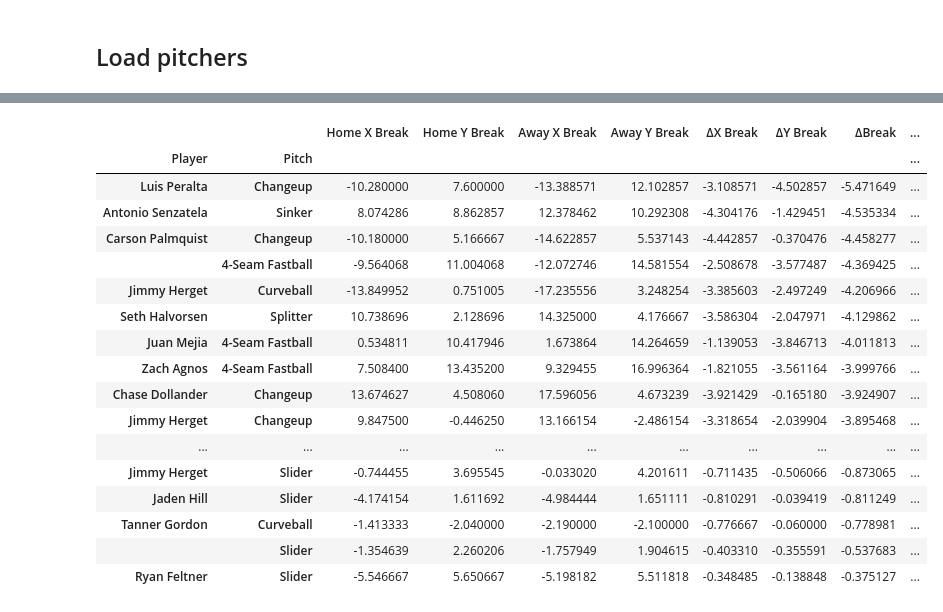
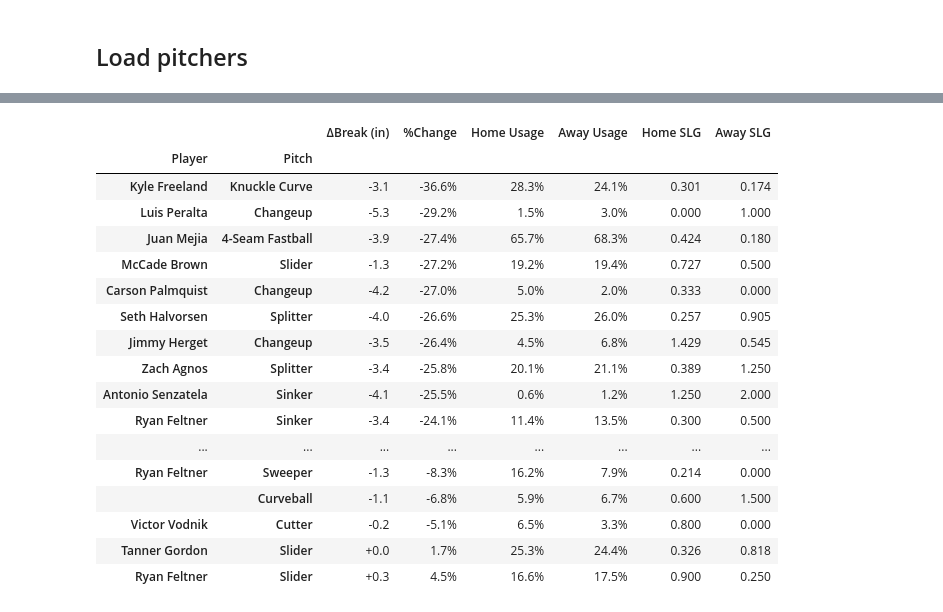
Before and after one commit to davidcooper7/RockiesAnalysis, a Jupyter notebook: pitch_movement/pitcher_movement_plots.ipynb, the cells around one changed output, grey strips where cells are left out. Drawn from its saved outputs; the diff is of its cells as text; code cells hidden in the pictures.

```diff
--- a/pitch_movement/pitcher_movement_plots.ipynb
+++ b/pitch_movement/pitcher_movement_plots.ipynb
@@ -21,13 +353,10 @@ MLB_roster = scrape_roster(level='MLB')
 # %%
 # Figure out who are pitchers
-from utils.scraping.safe_playerid_lookup import fangraphs_playerid_lookup
-from utils.scraping.fangraphs import get_player_fangraphs_props, is_pitcher
-from utils.scraping.split_name import split_name
-
 fig_dir = f'./{today}'
 os.makedirs(fig_dir, exist_ok=True)
 pitch_movement_df = pd.DataFrame(index=pd.MultiIndex(levels=[[],[]], codes=[[],[]], names=['Player', 'Pitch']),
-                                 columns=['Home X Break', 'Home Y Break', 'Away X Break', 'Away Y Break', 'ΔX Break', 'ΔY Break', 'ΔBreak', 'Home Usage', 'Away Usage'])
+                                 # columns=['Home X Break (in)', 'Home Y Break (in)', 'Away X Break (in)', 'Away Y Break (in)', 'ΔX Break (in)', 'ΔY Break (in)', 'ΔBreak (in)', '%Change', 'Home Usage', 'Away Usage'])
+                                 columns=['ΔBreak (in)', '%Change', 'Home Usage', 'Away Usage', 'Home SLG', 'Away SLG'])
 for i, name in enumerate(MLB_roster):
 
     player_props = get_player_fangraphs_props(*split_name(name), playerid=fangraphs_playerid_lookup(*split_name(name)))
@@ -38,6 +367,6 @@ for i, name in enumerate(MLB_roster):
 
         # Add to master df
         for pitch, r in player_df.iterrows():
-            pitch_movement_df.loc[(name, pitch), :] = r
+            pitch_movement_df.loc[(name, pitch), :] = r.values
 # %% [output]
 Gathering player lookup table. This may take a moment.
@@ -56,30 +391,48 @@ Gathering player lookup table. This may take a moment.
 # %%
+slg_cols = ["Home SLG", "Away SLG"]
+
+slg_gmap = (
+    pitch_movement_df[slg_cols]
+    .apply(lambda s: s - 0.404)
+)
+
 styled = (
-    pitch_movement_df.sort_values('ΔBreak')
-    .style
-    .background_gradient(
+    pitch_movement_df.sort_values('%Change').style.format({
+    "ΔBreak (in)": "{:+.1f}",
+    "%Change": "{:.1%}",
+    "Home Usage": "{:.1%}",
+    "Away Usage": "{:.1%}",
+    "Home SLG": "{:.3f}",
+    "Away SLG": "{:.3f}"
+    }).background_gradient(
         cmap="bwr",
-        subset=["ΔX Break",	"ΔY Break",	"ΔBreak", "Home Usage", "Away Usage"],
+        subset=["ΔBreak (in)", "%Change", "Home Usage", "Away Usage"],
+
+    ).background_gradient(
+        cmap="bwr",
+        subset=["Home SLG", "Away SLG"],
+        vmin=0,
+        vmax=0.8
     )
 )
 styled.to_html(os.path.join(fig_dir, 'summary.html'))
 styled
 # %% [output]
-|  |  | Home X Break | Home Y Break | Away X Break | Away Y Break | ΔX Break | ΔY Break | ΔBreak | ... |
-| Player | Pitch |  |  |  |  |  |  |  | ... |
-| Luis Peralta | Changeup | -10.280000 | 7.600000 | -13.388571 | 12.102857 | -3.108571 | -4.502857 | -5.471649 | ... |
-| Antonio Senzatela | Sinker | 8.074286 | 8.862857 | 12.378462 | 10.292308 | -4.304176 | -1.429451 | -4.535334 | ... |
-| Carson Palmquist | Changeup | -10.180000 | 5.166667 | -14.622857 | 5.537143 | -4.442857 | -0.370476 | -4.458277 | ... |
-|  | 4-Seam Fastball | -9.564068 | 11.004068 | -12.072746 | 14.581554 | -2.508678 | -3.577487 | -4.369425 | ... |
-| Jimmy Herget | Curveball | -13.849952 | 0.751005 | -17.235556 | 3.248254 | -3.385603 | -2.497249 | -4.206966 | ... |
-| Seth Halvorsen | Splitter | 10.738696 | 2.128696 | 14.325000 | 4.176667 | -3.586304 | -2.047971 | -4.129862 | ... |
-| Juan Mejia | 4-Seam Fastball | 0.534811 | 10.417946 | 1.673864 | 14.264659 | -1.139053 | -3.846713 | -4.011813 | ... |
-| Zach Agnos | 4-Seam Fastball | 7.508400 | 13.435200 | 9.329455 | 16.996364 | -1.821055 | -3.561164 | -3.999766 | ... |
-| Chase Dollander | Changeup | 13.674627 | 4.508060 | 17.596056 | 4.673239 | -3.921429 | -0.165180 | -3.924907 | ... |
-| Jimmy Herget | Changeup | 9.847500 | -0.446250 | 13.166154 | -2.486154 | -3.318654 | -2.039904 | -3.895468 | ... |
-| ... | ... | ... | ... | ... | ... | ... | ... | ... | ... |
-| Jimmy Herget | Slider | -0.744455 | 3.695545 | -0.033020 | 4.201611 | -0.711435 | -0.506066 | -0.873065 | ... |
-| Jaden Hill | Slider | -4.174154 | 1.611692 | -4.984444 | 1.651111 | -0.810291 | -0.039419 | -0.811249 | ... |
-| Tanner Gordon | Curveball | -1.413333 | -2.040000 | -2.190000 | -2.100000 | -0.776667 | -0.060000 | -0.778981 | ... |
-|  | Slider | -1.354639 | 2.260206 | -1.757949 | 1.904615 | -0.403310 | -0.355591 | -0.537683 | ... |
-| Ryan Feltner | Slider | -5.546667 | 5.650667 | -5.198182 | 5.511818 | -0.348485 | -0.138848 | -0.375127 | ... |
+|  |  | ΔBreak (in) | %Change | Home Usage | Away Usage | Home SLG | Away SLG |
+| Player | Pitch |  |  |  |  |  |  |
+| Kyle Freeland | Knuckle Curve | -3.1 | -36.6% | 28.3% | 24.1% | 0.301 | 0.174 |
+| Luis Peralta | Changeup | -5.3 | -29.2% | 1.5% | 3.0% | 0.000 | 1.000 |
+| Juan Mejia | 4-Seam Fastball | -3.9 | -27.4% | 65.7% | 68.3% | 0.424 | 0.180 |
+| McCade Brown | Slider | -1.3 | -27.2% | 19.2% | 19.4% | 0.727 | 0.500 |
+| Carson Palmquist | Changeup | -4.2 | -27.0% | 5.0% | 2.0% | 0.333 | 0.000 |
+| Seth Halvorsen | Splitter | -4.0 | -26.6% | 25.3% | 26.0% | 0.257 | 0.905 |
+| Jimmy Herget | Changeup | -3.5 | -26.4% | 4.5% | 6.8% | 1.429 | 0.545 |
+| Zach Agnos | Splitter | -3.4 | -25.8% | 20.1% | 21.1% | 0.389 | 1.250 |
+| Antonio Senzatela | Sinker | -4.1 | -25.5% | 0.6% | 1.2% | 1.250 | 2.000 |
+| Ryan Feltner | Sinker | -3.4 | -24.1% | 11.4% | 13.5% | 0.300 | 0.500 |
+| ... | ... | ... | ... | ... | ... | ... | ... |
+| Ryan Feltner | Sweeper | -1.3 | -8.3% | 16.2% | 7.9% | 0.214 | 0.000 |
+|  | Curveball | -1.1 | -6.8% | 5.9% | 6.7% | 0.600 | 1.500 |
+| Victor Vodnik | Cutter | -0.2 | -5.1% | 6.5% | 3.3% | 0.800 | 0.000 |
+| Tanner Gordon | Slider | +0.0 | 1.7% | 25.3% | 24.4% | 0.326 | 0.818 |
+| Ryan Feltner | Slider | +0.3 | 4.5% | 16.6% | 17.5% | 0.900 | 0.250 |
```
Also changed, not shown: parts of 12 cells of this notebook, 17 other files.
